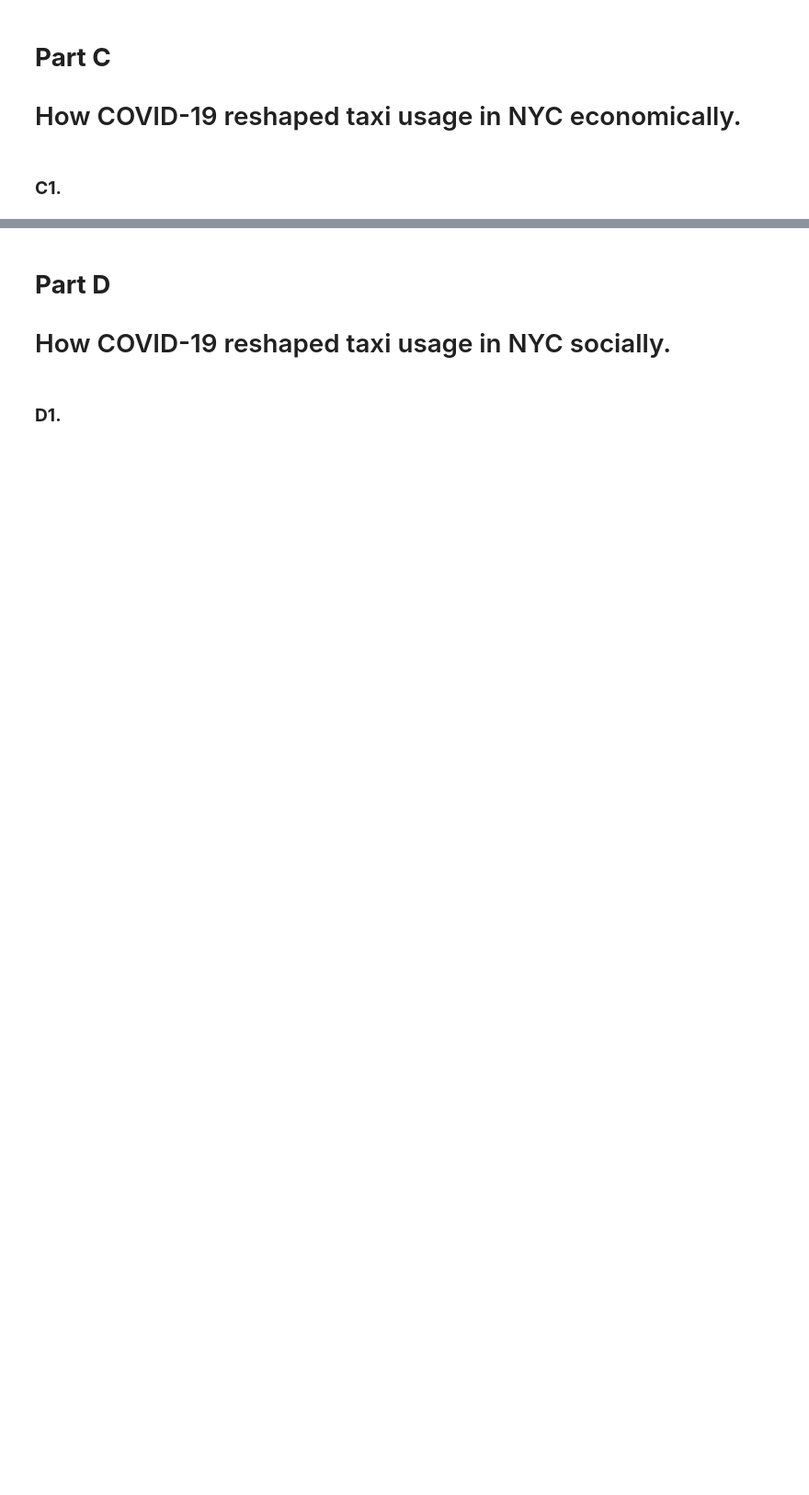
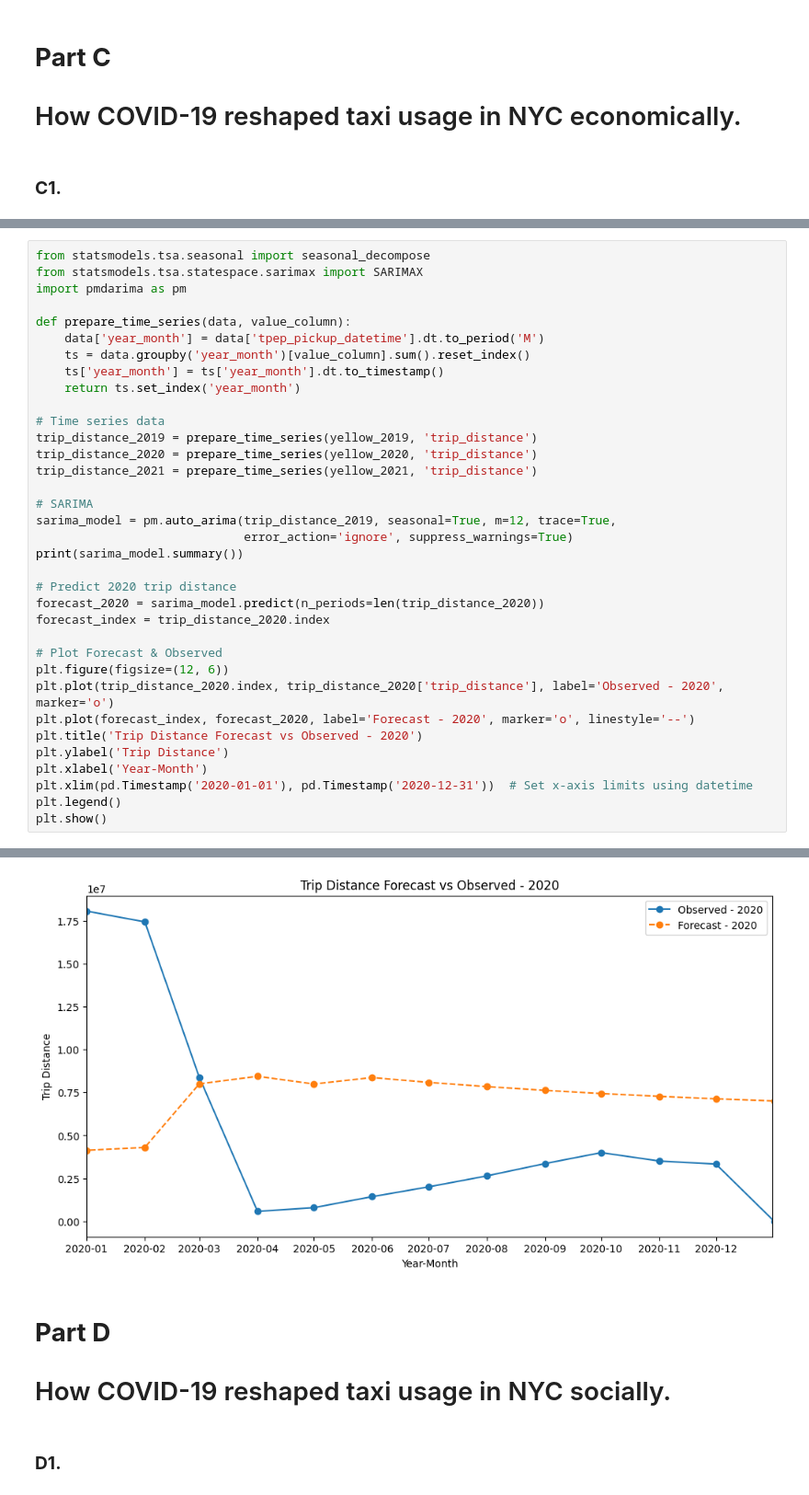
Before and after one commit to kyla2001/Analyzing-Taxi-Trip-Patterns-in-NYC-2019-2021, a Jupyter notebook: question.ipynb, the cells around one changed output, grey strips where cells are left out. Shown at 92% size. Saved outputs shown, nothing was run; the diff lists cells and outputs as text; blank space fills up the shorter version.

```diff
--- a/question.ipynb
+++ b/question.ipynb
@@ -483,0 +567,36 @@ plt.show()
+# %%
+from statsmodels.tsa.seasonal import seasonal_decompose
+from statsmodels.tsa.statespace.sarimax import SARIMAX
+import pmdarima as pm
+
+def prepare_time_series(data, value_column):
+    data['year_month'] = data['tpep_pickup_datetime'].dt.to_period('M')
+    ts = data.groupby('year_month')[value_column].sum().reset_index()
+    ts['year_month'] = ts['year_month'].dt.to_timestamp()
+    return ts.set_index('year_month')
+
+# Time series data
+trip_distance_2019 = prepare_time_series(yellow_2019, 'trip_distance')
+trip_distance_2020 = prepare_time_series(yellow_2020, 'trip_distance')
+trip_distance_2021 = prepare_time_series(yellow_2021, 'trip_distance')
+
+# SARIMA
+sarima_model = pm.auto_arima(trip_distance_2019, seasonal=True, m=12, trace=True,
+                             error_action='ignore', suppress_warnings=True)
+print(sarima_model.summary())
+
+# Predict 2020 trip distance
+forecast_2020 = sarima_model.predict(n_periods=len(trip_distance_2020))
+forecast_index = trip_distance_2020.index
+
+# Plot Forecast & Observed
+plt.figure(figsize=(12, 6))
+plt.plot(trip_distance_2020.index, trip_distance_2020['trip_distance'], label='Observed - 2020', marker='o')
+plt.plot(forecast_index, forecast_2020, label='Forecast - 2020', marker='o', linestyle='--')
+plt.title('Trip Distance Forecast vs Observed - 2020')
+plt.ylabel('Trip Distance')
+plt.xlabel('Year-Month')
+plt.xlim(pd.Timestamp('2020-01-01'), pd.Timestamp('2020-12-31'))  # Set x-axis limits using datetime
+plt.legend()
+plt.show()
+# %% [output]
@@ -484,3 +625,4 @@ plt.show()
+[figure, added]
 # %% [markdown]
 # **Part D**
 # How COVID-19 reshaped taxi usage in NYC socially.
```
Also changed, not shown: parts of 6 cells of this notebook.
